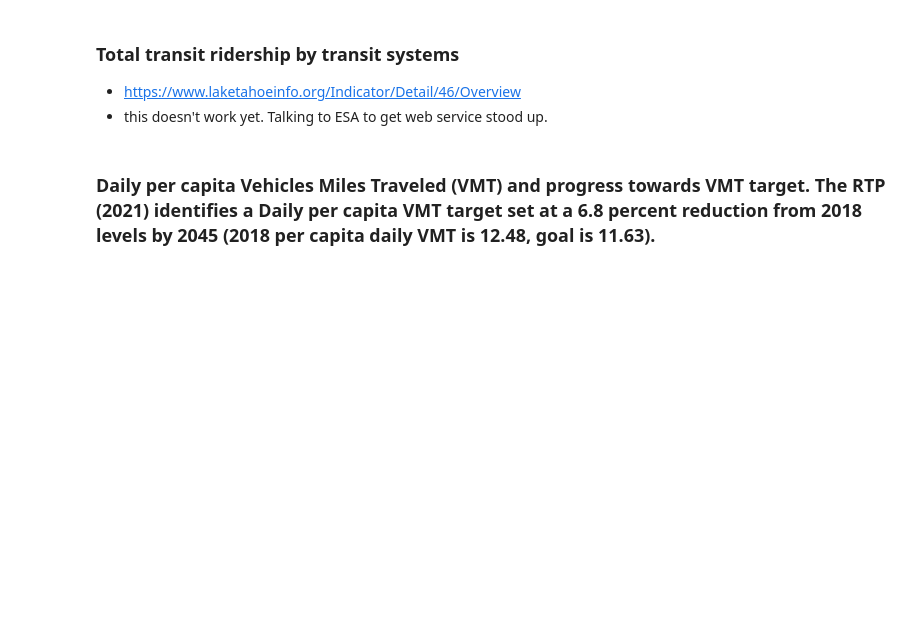
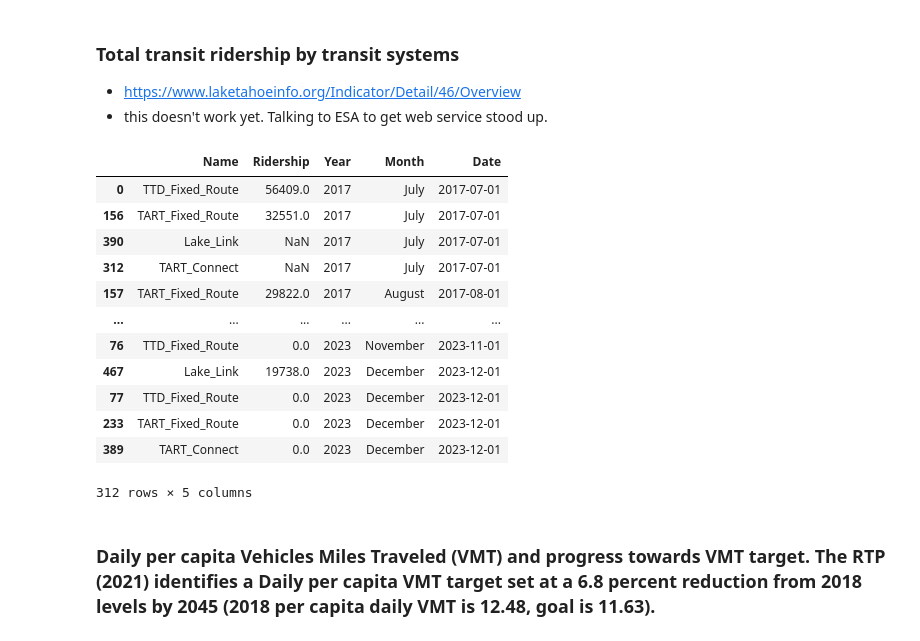
Before and after one commit to trpa-agency/ClimateResilienceDashboard, a Jupyter notebook: data_engineering.ipynb, the cells around one changed output. Cells and saved outputs as stored; diff of their text form; code cells hidden in the pictures; blank space fills up the shorter version.

Commit message:
update index.md add _Transit_Ridership.html

```diff
--- a/data_engineering.ipynb
+++ b/data_engineering.ipynb
@@ -1132,2 +1130,59 @@ dfTransit
+# %%
+# Gets data from the TRPA server
+def get_fs_data(service_url):
+    feature_layer = FeatureLayer(service_url)
+    query_result = feature_layer.query()
+    # Convert the query result to a list of dictionaries
+    feature_list = query_result.features
+    # Create a pandas DataFrame from the list of dictionaries
+    all_data = pd.DataFrame([feature.attributes for feature in feature_list])
+    # return data frame
+    return all_data
+# %%
+def get_data_transit():
+    url = "https://maps.trpa.org/server/rest/services/LTinfo_Climate_Resilience_Dashboard/MapServer/131"
+    # get data from map service
+    data = get_fs_data(url)
+    # drop ObjectID
+    data = data.drop(columns=['OBJECTID'])
+    # stack data by month
+    data = data.melt(id_vars=['MONTH'], var_name='Name', value_name='Ridership')
+
+    # create Year field from last two characters of month but add 20 prefix
+    data['Year'] = '20' + data['MONTH'].str[-2:]
+    # strip the last three characters from month
+    data['Month'] = data['MONTH'].str[:-3]
+    # drop MONTH
+    data = data.drop(columns=['MONTH'])
+    # make the values in Month the real names of the months
+    data['Month'] = data['Month'].replace(['Jan', 'Feb', 'Mar', 'Apr', 'May', 'Jun', 'Jul', 'Aug', 'Sep', 'Oct', 'Nov', 'Dec'],
+                                        ['January', 'February', 'March', 'April', 'May', 'June', 'July', 'August', 'September', 'October', 'November', 'December'])
+    # create a Date type field of Month and Year
+    data['Date'] = data['Month'] + ' ' + data['Year']
+    # convert Date to datetime
+    data['Date'] = pd.to_datetime(data['Date'], format='%B %Y')
+    df = data.sort_values('Date')
+    # drop Name = Total
+    df = df.loc[df['Name'] != 'Total']
+    # drop Name IN _Paratransit
+    df = df.loc[~df['Name'].str.contains('_Paratransit')]
+    return df
+# %%
+df = get_data_transit()
+df
+# %% [output]
+|  | Name | Ridership | Year | Month | Date |
+| 0 | TTD_Fixed_Route | 56409.0 | 2017 | July | 2017-07-01 |
+| 156 | TART_Fixed_Route | 32551.0 | 2017 | July | 2017-07-01 |
+| 390 | Lake_Link | NaN | 2017 | July | 2017-07-01 |
+| 312 | TART_Connect | NaN | 2017 | July | 2017-07-01 |
+| 157 | TART_Fixed_Route | 29822.0 | 2017 | August | 2017-08-01 |
+| ... | ... | ... | ... | ... | ... |
+| 76 | TTD_Fixed_Route | 0.0 | 2023 | November | 2023-11-01 |
+| 467 | Lake_Link | 19738.0 | 2023 | December | 2023-12-01 |
+| 77 | TTD_Fixed_Route | 0.0 | 2023 | December | 2023-12-01 |
+| 233 | TART_Fixed_Route | 0.0 | 2023 | December | 2023-12-01 |
+| 389 | TART_Connect | 0.0 | 2023 | December | 2023-12-01 |
+312 rows × 5 columns
 # %%
 # create a plotly figure of transit ridership by date
```
Also changed, not shown: parts of 2 cells of this notebook, 6 other files.
